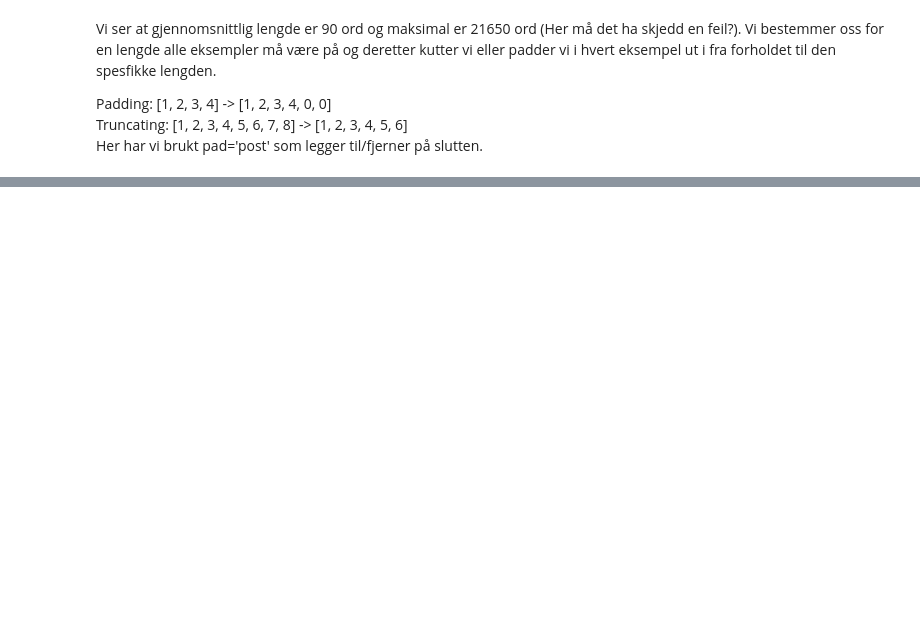
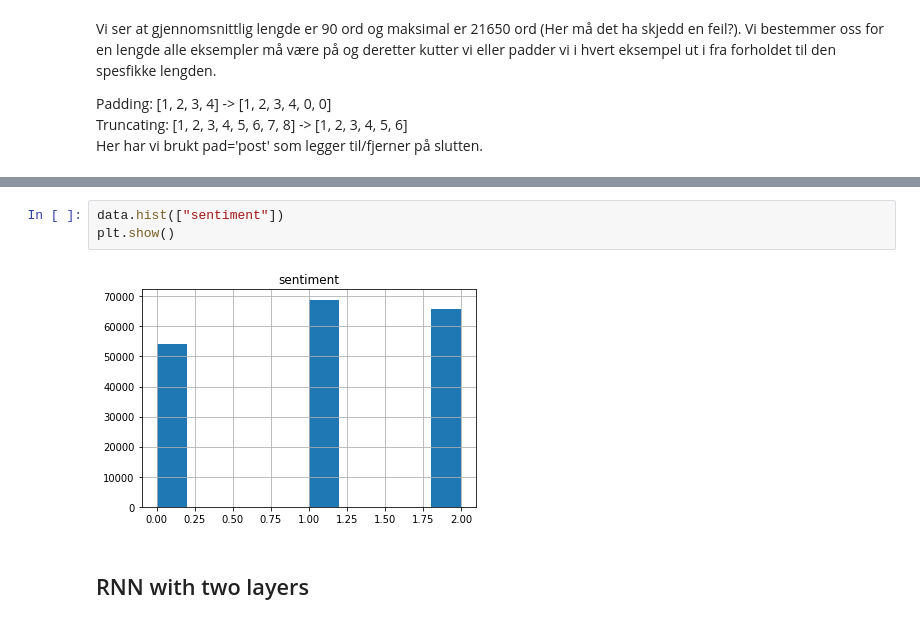
Before and after one commit to dinarosv/sentiment-analysis, a Jupyter notebook: Sentiment analysis.ipynb, the cells around one changed output, grey strips where cells are left out. Saved outputs shown, nothing was run; the diff lists cells and outputs as text; blank space fills up the shorter version.

```diff
--- a/Sentiment analysis.ipynb
+++ b/Sentiment analysis.ipynb
@@ -134,0 +230,7 @@ Med padding:
+# %%
+data.hist(["sentiment"])
+plt.show()
+# %% [output]
+[figure, added]
+# %% [markdown]
+## RNN with two layers
```
Also changed, not shown: parts of 31 cells of this notebook, 4 other files.
